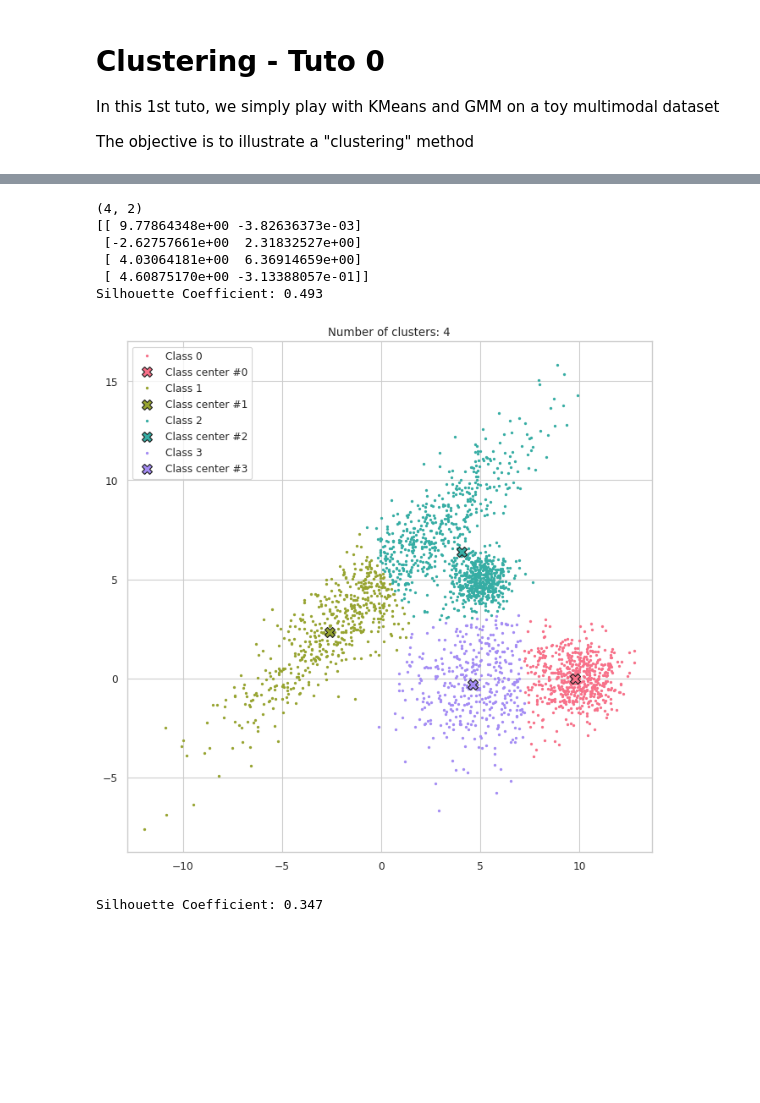
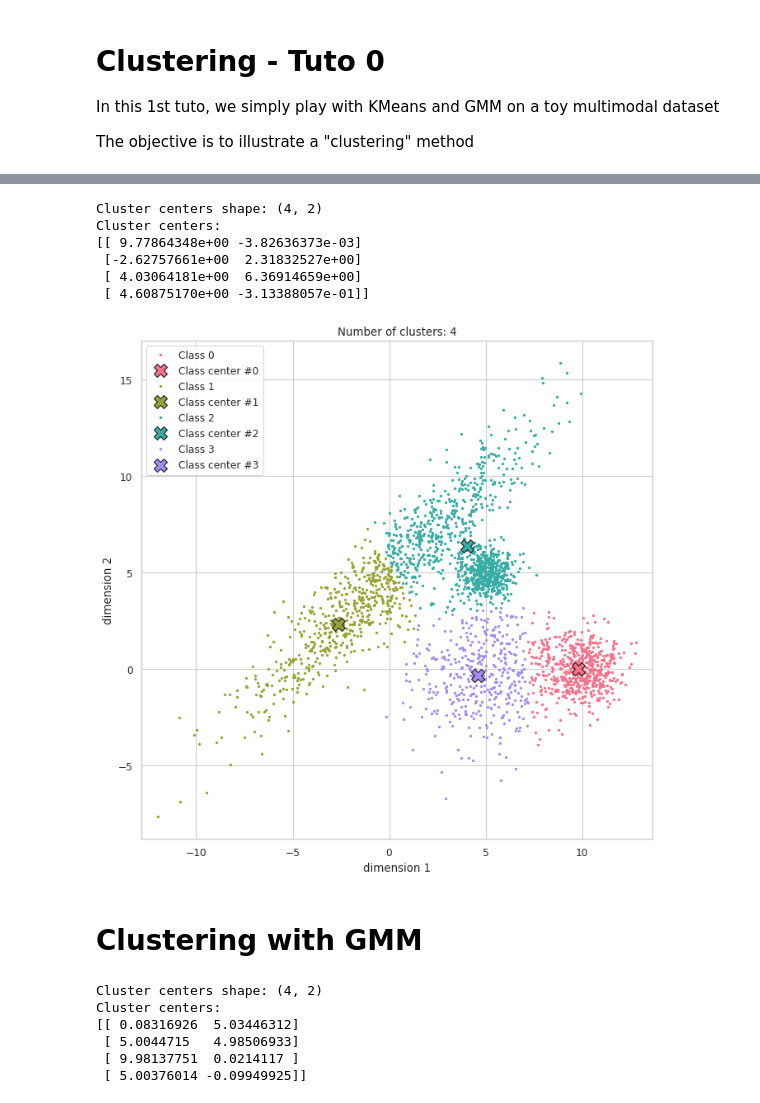
Before and after one commit to gmaze/lopsdata, a Jupyter notebook: clustering/Clustering - Tuto 0.ipynb, the cells around one changed output, grey strips where cells are left out. Saved outputs shown, nothing was run; the diff lists cells and outputs as text; code cells hidden in the pictures; blank space fills up the shorter version.

```diff
--- a/clustering/Clustering - Tuto 0.ipynb
+++ b/clustering/Clustering - Tuto 0.ipynb
@@ -10,19 +10,10 @@ import os
 
 import xarray as xr
 import numpy as np
-from scipy import stats
-from sklearn import metrics
-from sklearn.datasets import make_blobs
-from sklearn.cluster import KMeans
-from sklearn.mixture import GaussianMixture as GMM
+
+from tuto_tools import *
 
 import matplotlib
 %matplotlib inline
-import matplotlib.pyplot as plt
-import matplotlib.cm as cm
-from matplotlib.colors import ListedColormap
 
 import pandas as pd
-
-import seaborn as sns
-sns.set(context="notebook", style="whitegrid", palette="deep", color_codes=True)
@@ -194,34 +72,54 @@ Text(0.5,1,'True 4 clusters')
 # %%
-# Clustering with KMeans
-kmeans = KMeans(n_clusters=n_clusters_true, random_state=0).fit(X)
+from sklearn.cluster import KMeans
+
+# Create the classifier:
+kmeans = KMeans(n_clusters=n_clusters_true, random_state=0)
+
+# Train the classifier:
+kmeans.fit(X)
+
+# Classify the dataset:
 labels = kmeans.predict(X)
+
+#
 n_clusters_ = kmeans.n_clusters
-print kmeans.cluster_centers_.shape
-print kmeans.cluster_centers_
-
-print("Silhouette Coefficient: %0.3f"
-      % metrics.silhouette_score(X, labels))
+print "Cluster centers shape:",kmeans.cluster_centers_.shape
+print "Cluster centers:\n",kmeans.cluster_centers_
 # %% [output]
-(4, 2)
+Cluster centers shape: (4, 2)
+Cluster centers:
 [[ 9.77864348e+00 -3.82636373e-03]
  [-2.62757661e+00  2.31832527e+00]
  [ 4.03064181e+00  6.36914659e+00]
  [ 4.60875170e+00 -3.13388057e-01]]
-Silhouette Coefficient: 0.493
 # %%
-fig, ax, colors = plot2d_labels(X,labels,cluster_centers=kmeans.cluster_centers_)
+# Plot labels of data with cluster centers:
+fig, ax, colors = plot2d_labels(X,labels,cluster_centers=kmeans.cluster_centers_,kmarkersize=14)
 # %% [output]
-[figure, old version]
+[figure, new version]
+# %% [markdown]
+# Clustering with GMM
 # %%
-# Clustering with GMM
-gmm = GMM(n_components=n_clusters_true, random_state=0).fit(X)
+from sklearn.mixture import GaussianMixture as GMM
+
+# Create classifier:
+gmm = GMM(n_components=n_clusters_true, random_state=0)
+
+# Train it:
+gmm.fit(X)
+
+# Classify data:
 labels = gmm.predict(X)
+
+#
 n_clusters_ = gmm.n_components
-# print gmm.means_
-# print gmm.covariances_
-
-print("Silhouette Coefficient: %0.3f"
-      % metrics.silhouette_score(X, labels))
+print "Cluster centers shape:",gmm.means_.shape
+print "Cluster centers:\n",gmm.means_
 # %% [output]
-Silhouette Coefficient: 0.347
+Cluster centers shape: (4, 2)
+Cluster centers:
+[[ 0.08316926  5.03446312]
+ [ 5.0044715   4.98506933]
+ [ 9.98137751  0.0214117 ]
+ [ 5.00376014 -0.09949925]]
 # %%
```
Also changed, not shown: parts of 15 cells of this notebook, 1 other file.
